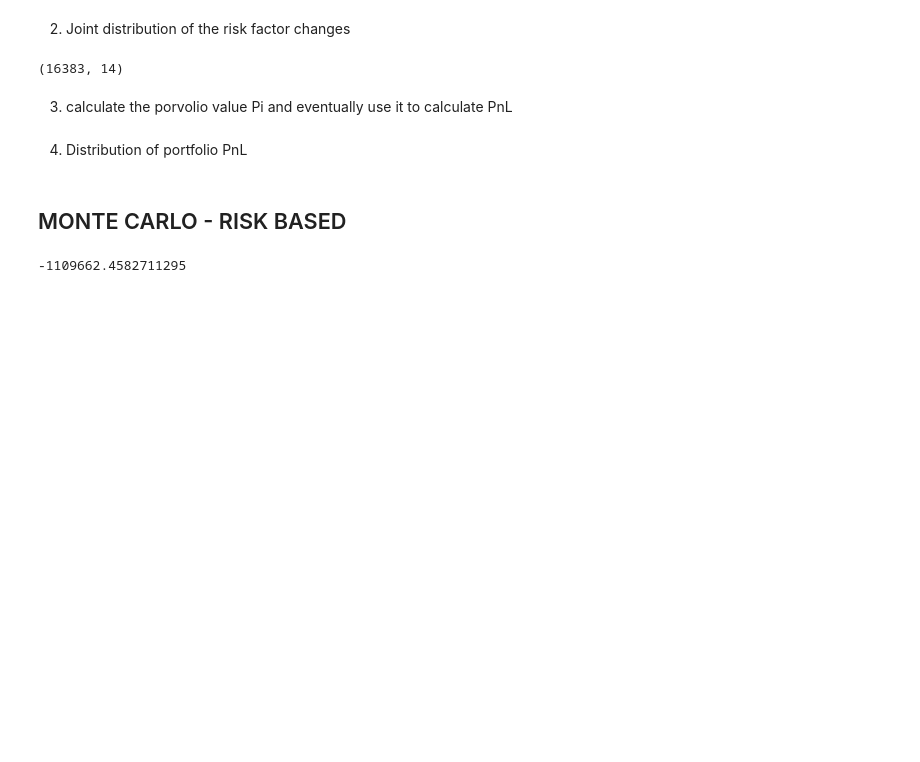
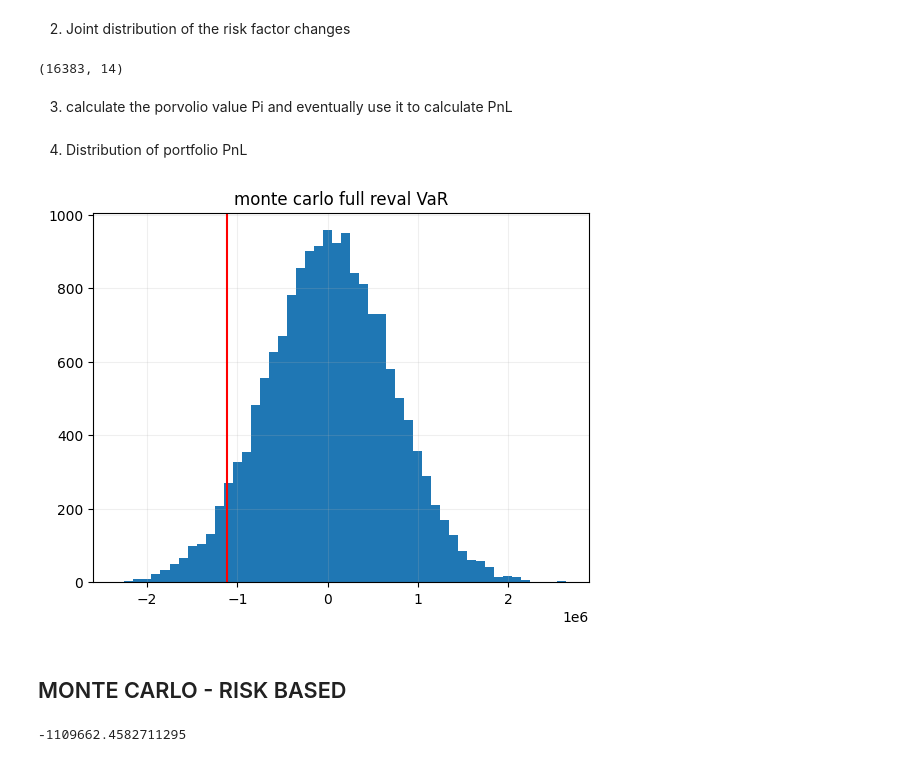
Before and after one commit to kilowiski/risk-analysis-mirror, a Jupyter notebook: var_combined_only.ipynb, the cells around one changed output. Cells and saved outputs as stored; diff of their text form; code cells hidden in the pictures; blank space fills up the shorter version.

```diff
--- a/var_combined_only.ipynb
+++ b/var_combined_only.ipynb
@@ -322,6 +339,13 @@ df_mc_reval_simulated_pnl = pd.concat(
 )
 df_mc_reval_simulated_pnl = df_mc_reval_simulated_pnl.sum(axis=1)
 port_var_mc_fullreval = df_mc_reval_simulated_pnl.quantile(var_percentile)
+# %%
+plt.title("monte carlo full reval VaR")
+plt.hist(df_mc_reval_simulated_pnl, 50)
+plt.axvline(port_var_mc_fullreval, color="red")
+plt.grid(alpha=0.2)
+# %% [output]
+[figure, added]
 # %% [markdown]
 ## MONTE CARLO - RISK BASED ##
 # %%
```
Also changed, not shown: parts of 4 cells of this notebook.
